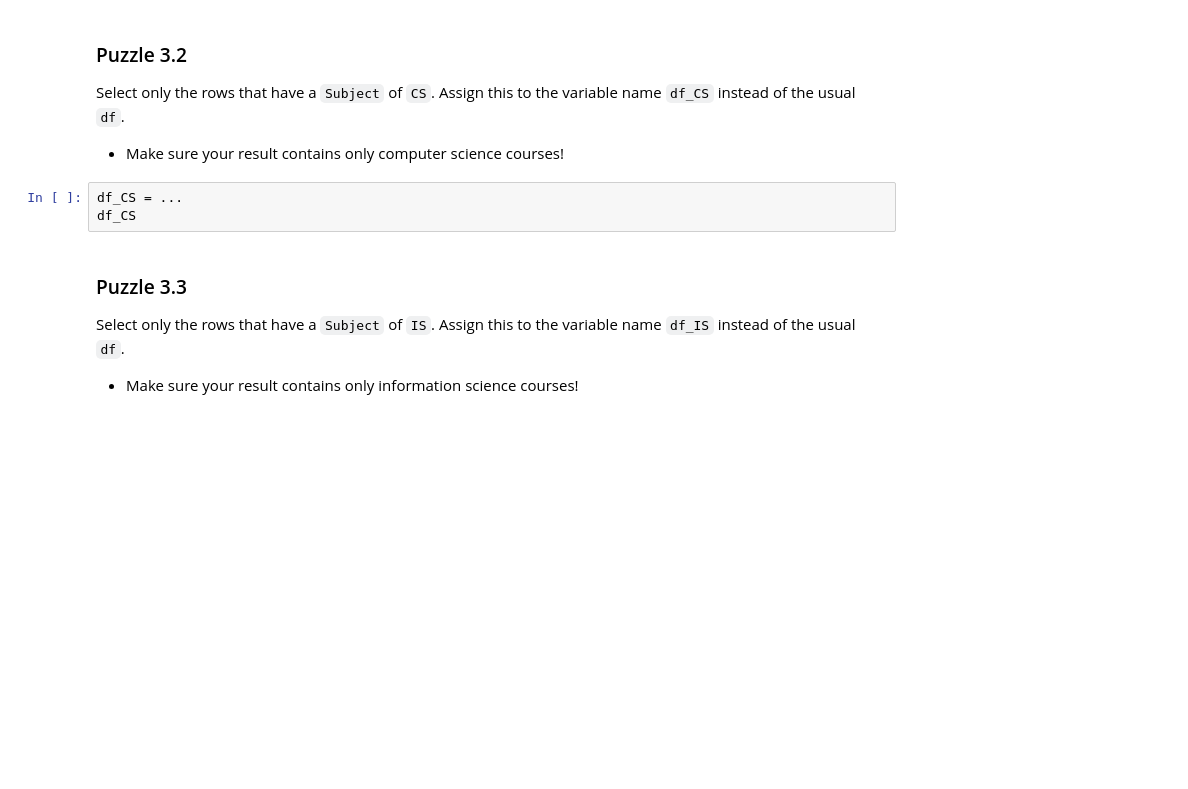
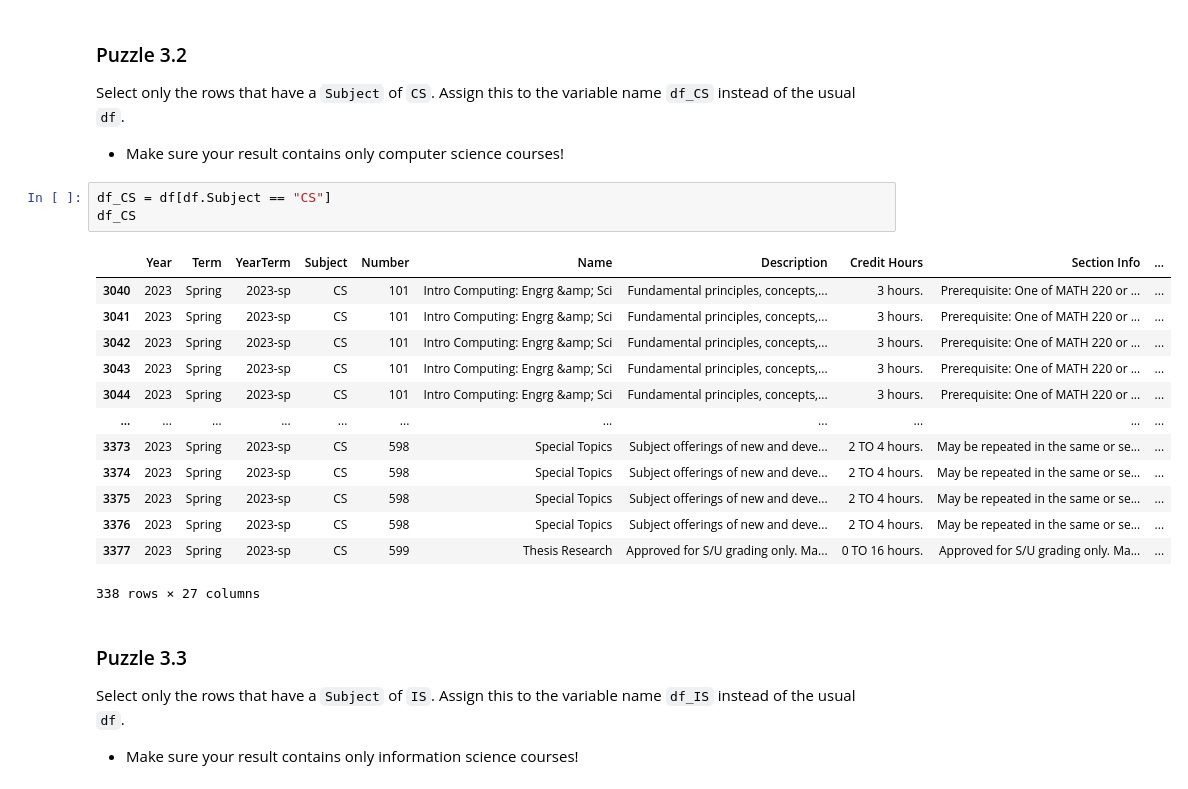
Before and after one commit to ryguy2k4/stat107, a Jupyter notebook: lab_pandas/lab_pandas.ipynb, the cells around one changed output. Drawn from its saved outputs; the diff is of its cells as text; blank space fills up the shorter version.

```diff
--- a/lab_pandas/lab_pandas.ipynb
+++ b/lab_pandas/lab_pandas.ipynb
@@ -206,8 +242,22 @@ df_STAT
 Select only the rows that have a `Subject` of `CS`.  Assign this to the variable name `df_CS` instead of the usual `df`.
 - Make sure your result contains only computer science courses!
 # %%
-df_CS = ...
+df_CS = df[df.Subject == "CS"]
 df_CS
+# %% [output]
+|  | Year | Term | YearTerm | Subject | Number | Name | Description | Credit Hours | Section Info | ... |
+| 3040 | 2023 | Spring | 2023-sp | CS | 101 | Intro Computing: Engrg &amp; Sci | Fundamental principles, concepts,... | 3 hours. | Prerequisite: One of MATH 220 or ... | ... |
+| 3041 | 2023 | Spring | 2023-sp | CS | 101 | Intro Computing: Engrg &amp; Sci | Fundamental principles, concepts,... | 3 hours. | Prerequisite: One of MATH 220 or ... | ... |
+| 3042 | 2023 | Spring | 2023-sp | CS | 101 | Intro Computing: Engrg &amp; Sci | Fundamental principles, concepts,... | 3 hours. | Prerequisite: One of MATH 220 or ... | ... |
+| 3043 | 2023 | Spring | 2023-sp | CS | 101 | Intro Computing: Engrg &amp; Sci | Fundamental principles, concepts,... | 3 hours. | Prerequisite: One of MATH 220 or ... | ... |
+| 3044 | 2023 | Spring | 2023-sp | CS | 101 | Intro Computing: Engrg &amp; Sci | Fundamental principles, concepts,... | 3 hours. | Prerequisite: One of MATH 220 or ... | ... |
+| ... | ... | ... | ... | ... | ... | ... | ... | ... | ... | ... |
+| 3373 | 2023 | Spring | 2023-sp | CS | 598 | Special Topics | Subject offerings of new and deve... | 2 TO 4 hours. | May be repeated in the same or se... | ... |
+| 3374 | 2023 | Spring | 2023-sp | CS | 598 | Special Topics | Subject offerings of new and deve... | 2 TO 4 hours. | May be repeated in the same or se... | ... |
+| 3375 | 2023 | Spring | 2023-sp | CS | 598 | Special Topics | Subject offerings of new and deve... | 2 TO 4 hours. | May be repeated in the same or se... | ... |
+| 3376 | 2023 | Spring | 2023-sp | CS | 598 | Special Topics | Subject offerings of new and deve... | 2 TO 4 hours. | May be repeated in the same or se... | ... |
+| 3377 | 2023 | Spring | 2023-sp | CS | 599 | Thesis Research | Approved for S/U grading only. Ma... | 0 TO 16 hours. | Approved for S/U grading only. Ma... | ... |
+338 rows × 27 columns
 # %% [markdown]
 ### Puzzle 3.3
 
```
Also changed, not shown: parts of 39 cells of this notebook.
